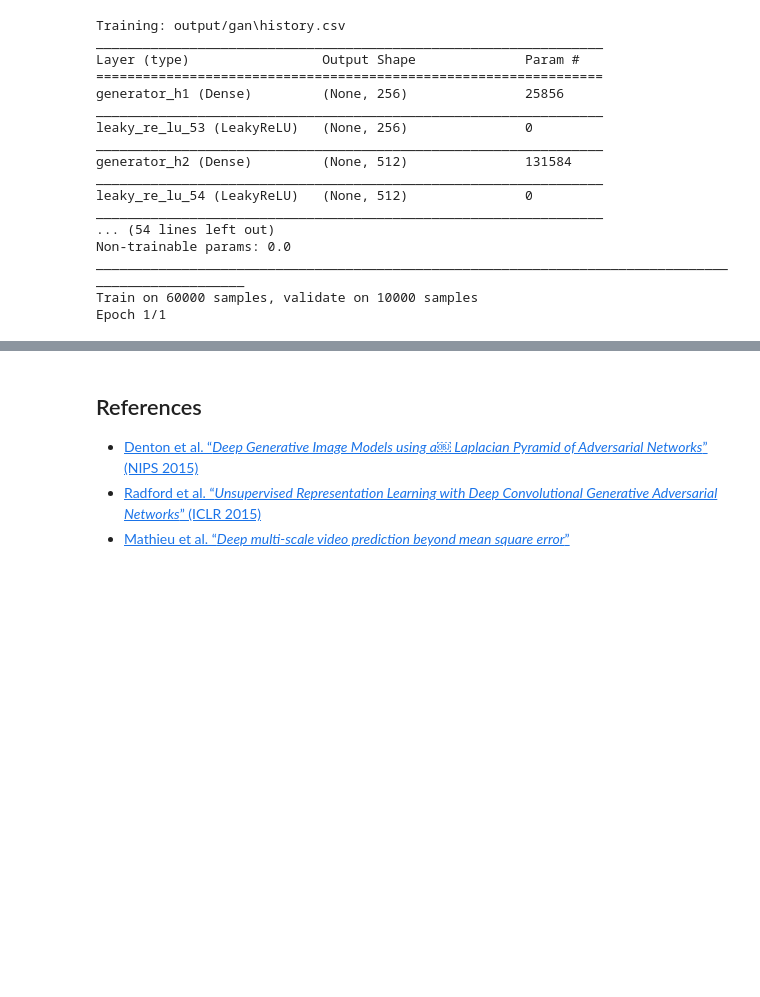
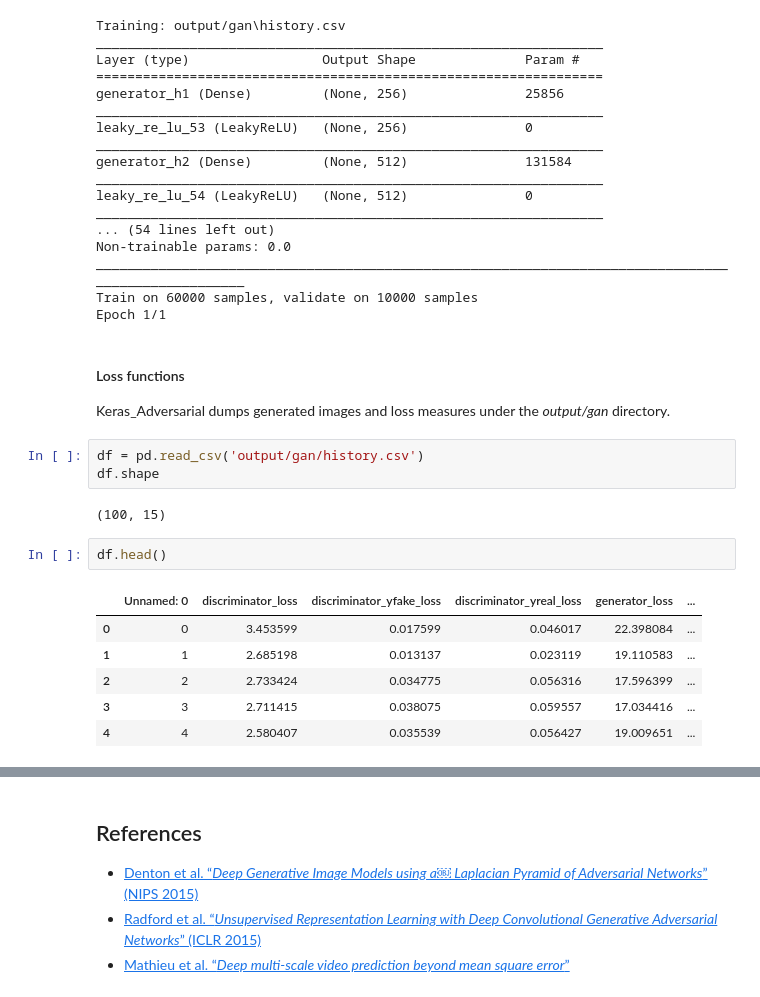
Before and after one commit to gtesei/DeepExperiments, a Jupyter notebook: Generative_Adversarial_Networks.ipynb, the cells around one changed output, grey strips where cells are left out. Saved outputs shown, nothing was run; the diff lists cells and outputs as text; blank space fills up the shorter version.

Commit message:
keras_adversarial

```diff
--- a/Generative_Adversarial_Networks.ipynb
+++ b/Generative_Adversarial_Networks.ipynb
@@ -732,3 +732,21 @@ Non-trainable params: 0.0
 ____________________________________________________________________________________________________
 Train on 60000 samples, validate on 10000 samples
 Epoch 1/1
+# %% [markdown]
+#### Loss functions
+
+Keras_Adversarial dumps generated images and loss measures under the _output/gan_ directory.
+# %%
+df = pd.read_csv('output/gan/history.csv')
+df.shape
+# %% [output]
+(100, 15)
+# %%
+df.head()
+# %% [output]
+|  | Unnamed: 0 | discriminator_loss | discriminator_yfake_loss | discriminator_yreal_loss | generator_loss | ... |
+| 0 | 0 | 3.453599 | 0.017599 | 0.046017 | 22.398084 | ... |
+| 1 | 1 | 2.685198 | 0.013137 | 0.023119 | 19.110583 | ... |
+| 2 | 2 | 2.733424 | 0.034775 | 0.056316 | 17.596399 | ... |
+| 3 | 3 | 2.711415 | 0.038075 | 0.059557 | 17.034416 | ... |
+| 4 | 4 | 2.580407 | 0.035539 | 0.056427 | 19.009651 | ... |
```
Also changed, not shown: parts of 7 cells of this notebook, 3 other files.
